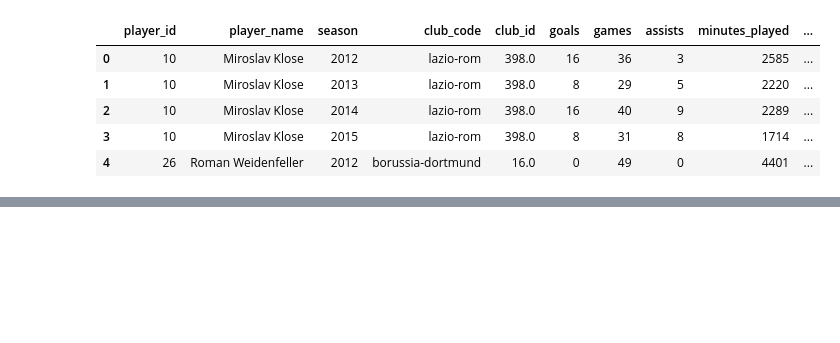
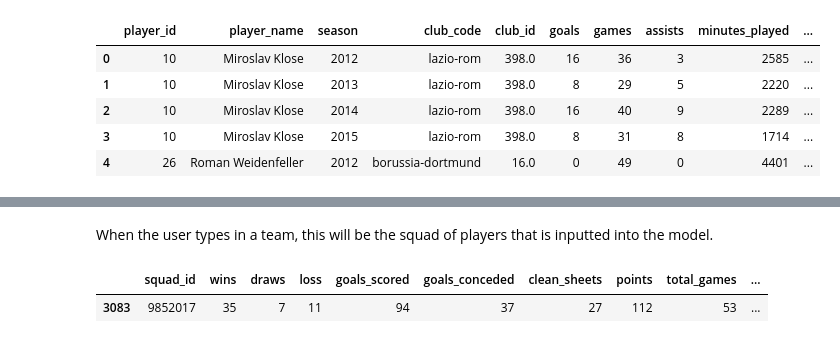
Before and after one commit to elliottscott774/ManchesterUtd-Potential-Transfer-Analysis, a Jupyter notebook: process_data.ipynb, the cells around one changed output, grey strips where cells are left out. Cells and saved outputs as stored; diff of their text form; code cells hidden in the pictures; blank space fills up the shorter version.

```diff
--- a/process_data.ipynb
+++ b/process_data.ipynb
@@ -311,0 +500,2 @@ lineups_with_positions = pd.merge(lineups_with_codes, df_club_games[['game_id',
+# %% [markdown]
+When the user types in a team, this will be the squad of players that is inputted into the model.
@@ -311,0 +584,48 @@ lineups_with_positions = pd.merge(lineups_with_codes, df_club_games[['game_id',
+# %%
+df_games['home_squad_id'] = (df_games['home_club_id'].astype(int).astype(str) + df_games['season'].astype(str)).astype(int)
+df_games['away_squad_id'] = (df_games['away_club_id'].astype(int).astype(str) + df_games['season'].astype(str)).astype(int)
+
+
+# Initialize the squad_performance DataFrame
+squad_performance_columns = ['squad_id', 'wins', 'draws', 'loss', 'goals_scored', 'goals_conceded', 'clean_sheets']
+squad_performance = pd.DataFrame(columns=squad_performance_columns)
+
+# Calculate wins, draws, loss, goals scored, goals conceded, and clean sheets for home and away games
+home_metrics = df_games.groupby('home_squad_id').apply(lambda x: pd.Series({
+    'wins': (x['home_club_goals'] > x['away_club_goals']).sum(),
+    'draws': (x['home_club_goals'] == x['away_club_goals']).sum(),
+    'loss': (x['home_club_goals'] < x['away_club_goals']).sum(),
+    'goals_scored': x['home_club_goals'].sum(),
+    'goals_conceded': x['away_club_goals'].sum(),
+    'clean_sheets': (x['away_club_goals'] == 0).sum()
+})).reset_index().rename(columns={'home_squad_id': 'squad_id'})
+
+away_metrics = df_games.groupby('away_squad_id').apply(lambda x: pd.Series({
+    'wins': (x['away_club_goals'] > x['home_club_goals']).sum(),
+    'draws': (x['home_club_goals'] == x['away_club_goals']).sum(),
+    'loss': (x['away_club_goals'] < x['home_club_goals']).sum(),
+    'goals_scored': x['away_club_goals'].sum(),
+    'goals_conceded': x['home_club_goals'].sum(),
+    'clean_sheets': (x['home_club_goals'] == 0).sum()
+})).reset_index().rename(columns={'away_squad_id': 'squad_id'})
+
+# Combine home and away metrics for each squad
+squad_performance = pd.concat([home_metrics, away_metrics]).groupby('squad_id').sum().reset_index()
+
+# Calculate various team performance statistics
+squad_performance['points'] = squad_performance['wins'] * 3 + squad_performance['draws'] * 1
+squad_performance['total_games'] = squad_performance['wins'] + squad_performance['draws'] + squad_performance['loss']
+squad_performance['win_rate'] = squad_performance['wins'] / squad_performance['total_games']
+squad_performance['loss_rate'] = squad_performance['loss'] / squad_performance['total_games']
+squad_performance['goal_difference'] = squad_performance['goals_scored'] - squad_performance['goals_conceded']
+squad_performance['avg_goals_scored_per_game'] = squad_performance['goals_scored'] / squad_performance['total_games']
+squad_performance['avg_goals_conceded_per_game'] = squad_performance['goals_conceded'] / squad_performance['total_games']
+squad_performance['clean_sheet_rate'] = squad_performance['clean_sheets'] / squad_performance['total_games']
+squad_performance['goals_scored_per_win'] = squad_performance.apply(lambda x: x['goals_scored'] / x['wins'] if x['wins'] > 0 else 0, axis=1)
+squad_performance['goals_conceded_per_loss'] = squad_performance.apply(lambda x: x['goals_conceded'] / x['loss'] if x['loss'] > 0 else 0, axis=1)
+
+# Example squad performance data - Barcelona 2015
+squad_performance[squad_performance['squad_id'] == 9852017]
+# %% [output]
+|  | squad_id | wins | draws | loss | goals_scored | goals_conceded | clean_sheets | points | total_games | ... |
+| 3083 | 9852017 | 35 | 7 | 11 | 94 | 37 | 27 | 112 | 53 | ... |
```
Also changed, not shown: parts of 45 cells of this notebook, 3 other files.
